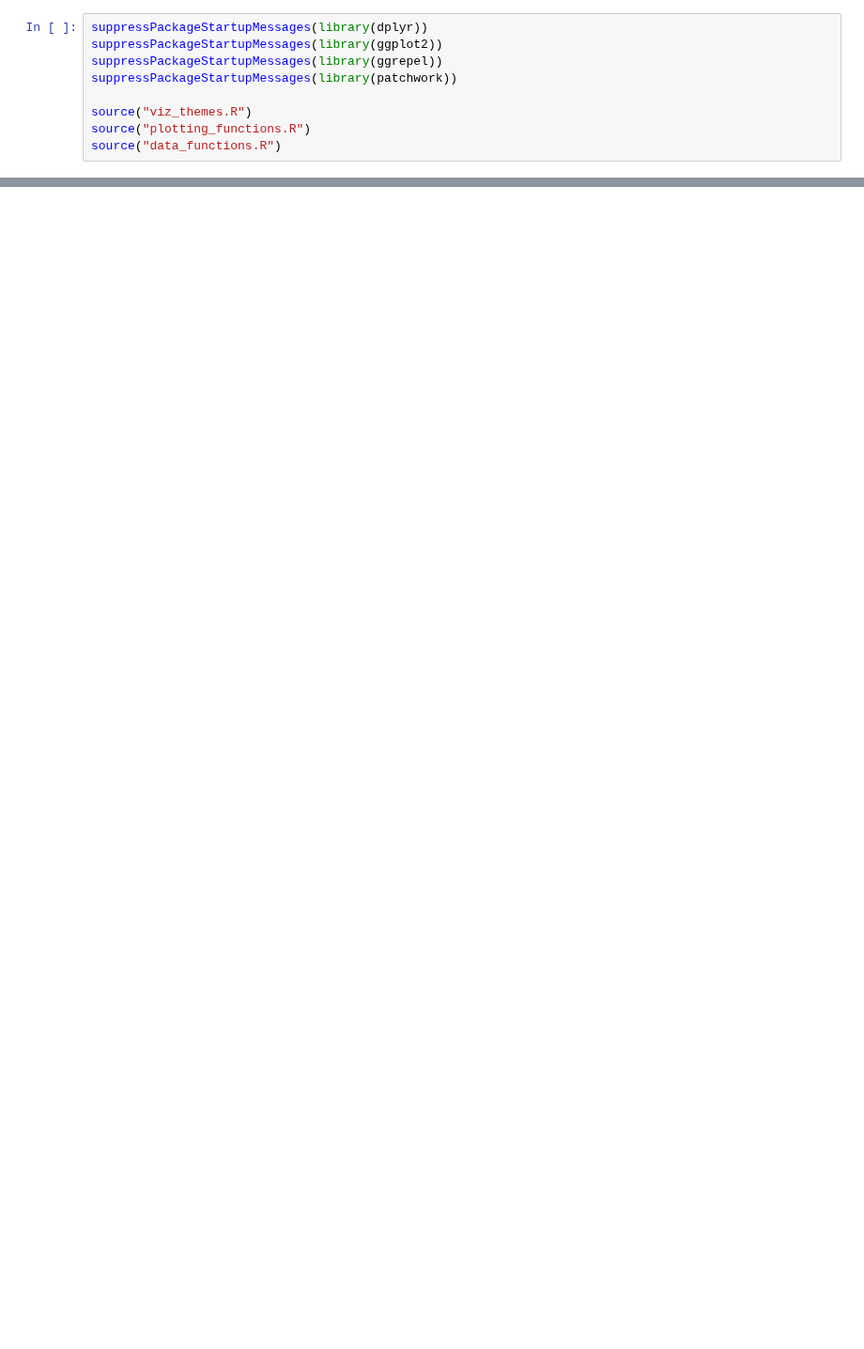
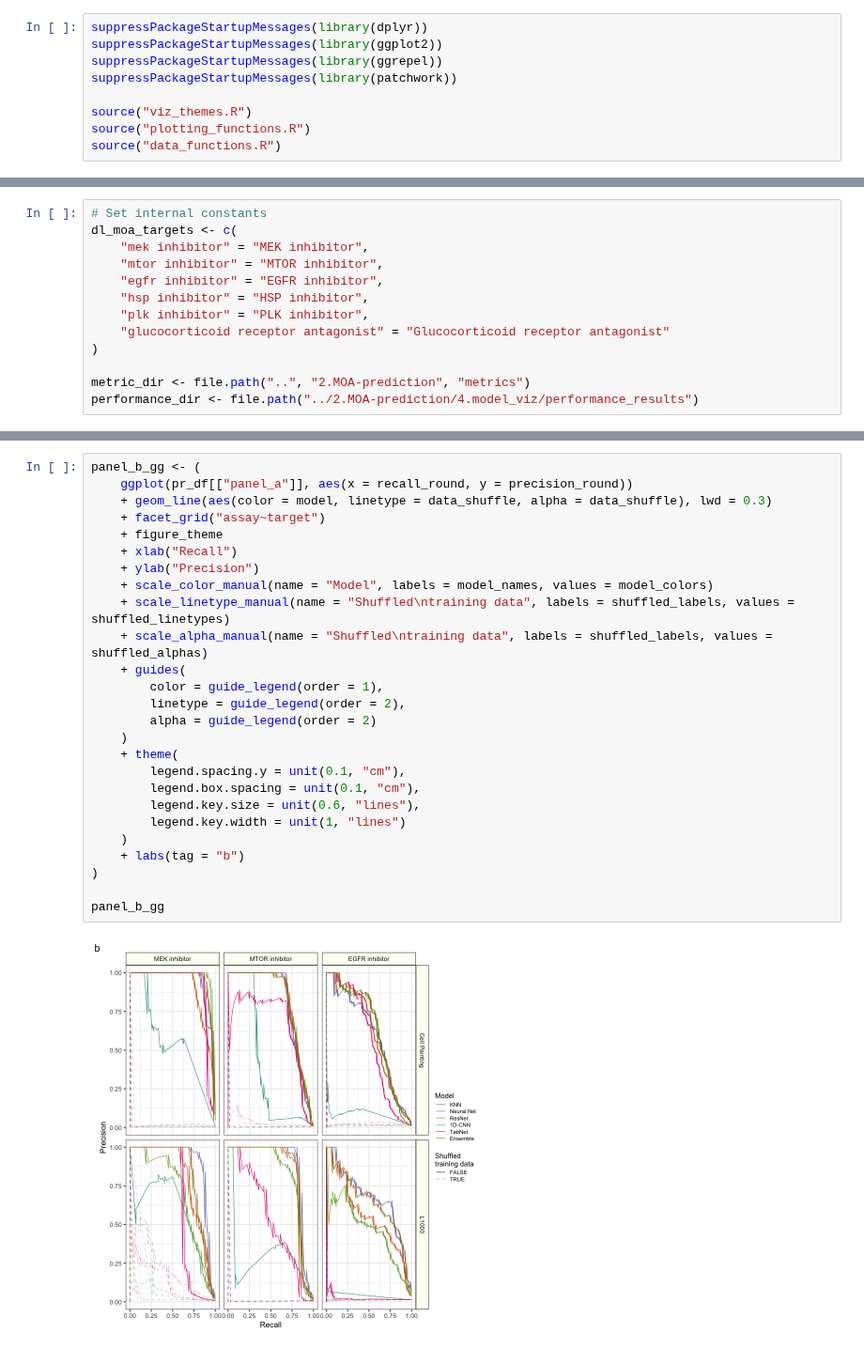
Before and after one commit to broadinstitute/lincs-profiling-complementarity, a Jupyter notebook: 6.paper_figures/figure5.ipynb, the cells around one changed output, grey strips where cells are left out. Shown at 94% size. Drawn from its saved outputs; the diff is of its cells as text; blank space fills up the shorter version.

```diff
--- a/6.paper_figures/figure5.ipynb
+++ b/6.paper_figures/figure5.ipynb
@@ -19,0 +20,13 @@ performance_dir <- file.path("../2.MOA-prediction/4.model_viz/performance_result
+# %%
+# Set internal constants
+dl_moa_targets <- c(
+    "mek inhibitor" = "MEK inhibitor",
+    "mtor inhibitor" = "MTOR inhibitor",
+    "egfr inhibitor" = "EGFR inhibitor",
+    "hsp inhibitor" = "HSP inhibitor",
+    "plk inhibitor" = "PLK inhibitor",
+    "glucocorticoid receptor antagonist" = "Glucocorticoid receptor antagonist"
+)
+
+metric_dir <- file.path("..", "2.MOA-prediction", "metrics")
+performance_dir <- file.path("../2.MOA-prediction/4.model_viz/performance_results")
@@ -19,0 +101,28 @@ performance_dir <- file.path("../2.MOA-prediction/4.model_viz/performance_result
+# %%
+panel_b_gg <- (
+    ggplot(pr_df[["panel_a"]], aes(x = recall_round, y = precision_round))
+    + geom_line(aes(color = model, linetype = data_shuffle, alpha = data_shuffle), lwd = 0.3)
+    + facet_grid("assay~target")
+    + figure_theme
+    + xlab("Recall")
+    + ylab("Precision")
+    + scale_color_manual(name = "Model", labels = model_names, values = model_colors)
+    + scale_linetype_manual(name = "Shuffled\ntraining data", labels = shuffled_labels, values = shuffled_linetypes)
+    + scale_alpha_manual(name = "Shuffled\ntraining data", labels = shuffled_labels, values = shuffled_alphas)
+    + guides(
+        color = guide_legend(order = 1),
+        linetype = guide_legend(order = 2),
+        alpha = guide_legend(order = 2)
+    )
+    + theme(
+        legend.spacing.y = unit(0.1, "cm"),
+        legend.box.spacing = unit(0.1, "cm"),
+        legend.key.size = unit(0.6, "lines"),
+        legend.key.width = unit(1, "lines")
+    )
+    + labs(tag = "b")
+)
+
+panel_b_gg
+# %% [output]
+[figure, added]
```
Also changed, not shown: parts of 28 cells of this notebook, 6 other files.
